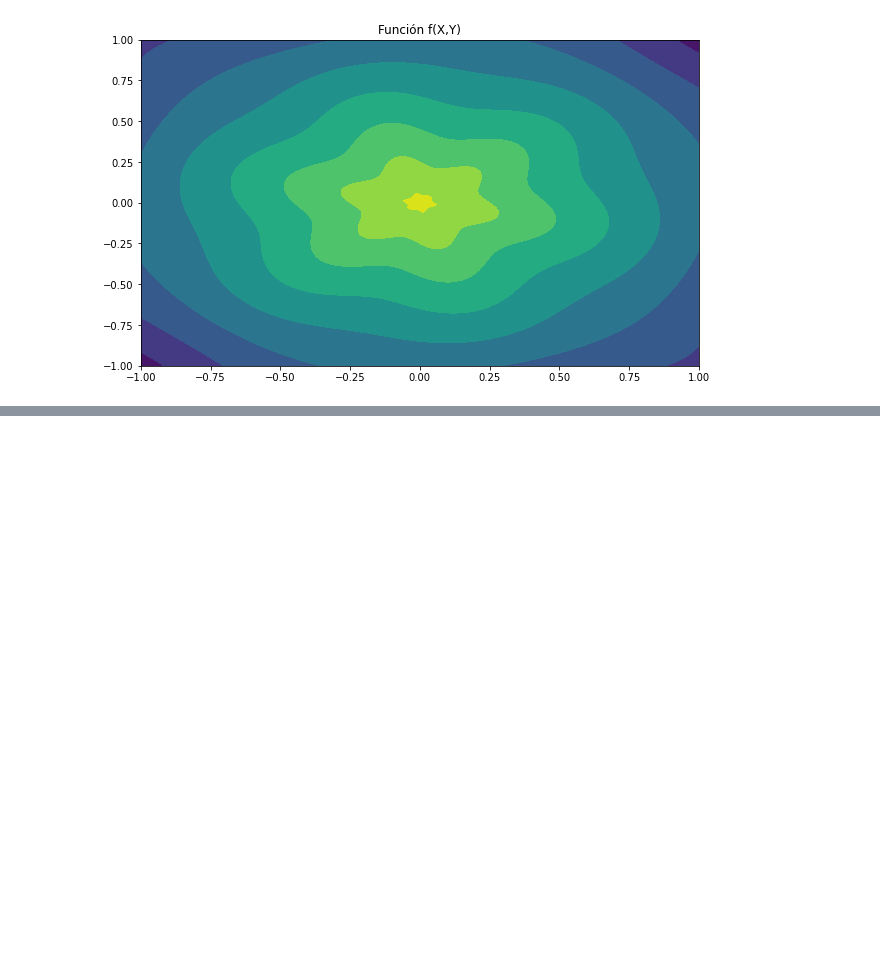
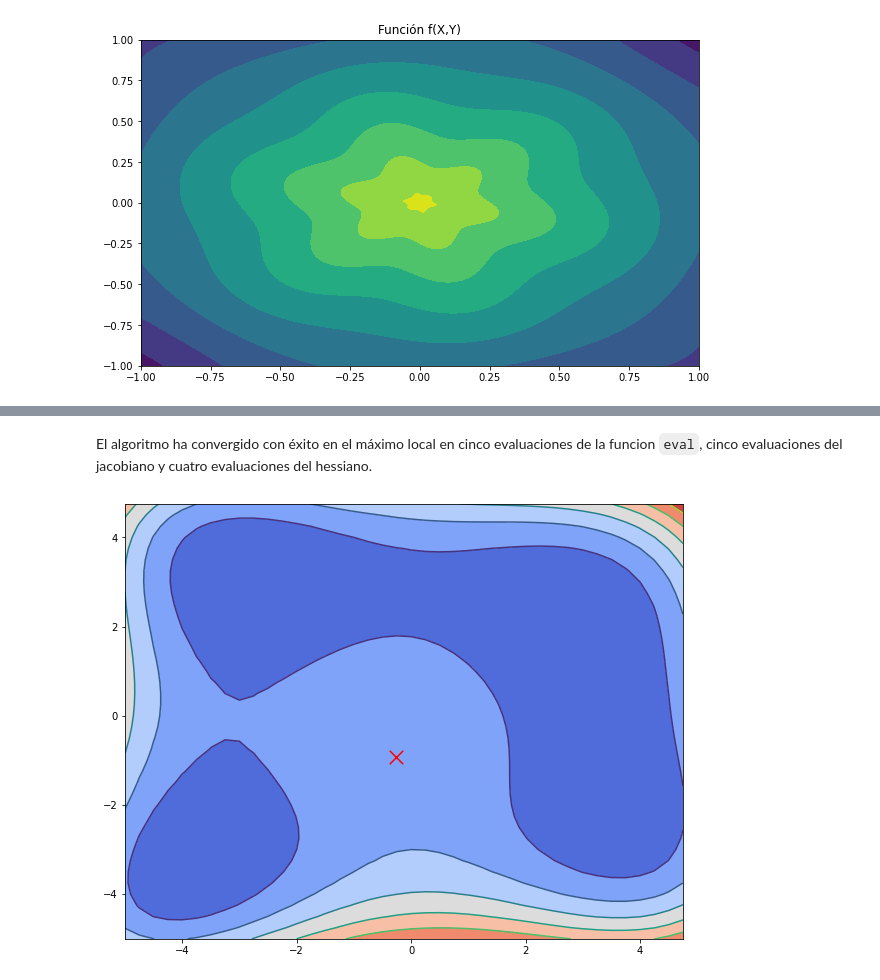
Before and after one commit to casfisica/Fisica_Computacional-1_2021-I, a Jupyter notebook: 5-Scipy2.ipynb, the cells around one changed output, grey strips where cells are left out. Cells and saved outputs as stored; diff of their text form; code cells hidden in the pictures; blank space fills up the shorter version.

```diff
--- a/5-Scipy2.ipynb
+++ b/5-Scipy2.ipynb
@@ -201,0 +414,21 @@ NameError: name 'casca' is not defined
+# %% [markdown]
+El algoritmo ha convergido con éxito en el máximo local en cinco evaluaciones de la funcion `eval`, cinco evaluaciones del jacobiano y cuatro evaluaciones del hessiano.
+# %%
+#Importo los módulos necesarios
+import matplotlib.pyplot as plt
+import numpy as np
+
+#Creo la figura y el axis
+fig1, ax1 = plt.subplots(figsize=(10,8))
+#Grafico el contorno
+ax1.contour(X, Y, Z)
+sup1 = ax1.contourf(X, Y, Z,cmap=cm.coolwarm)
+#Grafico el punto del máximo
+ax1.scatter(maximundic["x"][0], maximundic["x"][1], -maximundic["fun"], c="red",marker="x")
+# Pongo la barra de colores que indica los valores.
+fig.colorbar(sup1, shrink=1, aspect=20)
+
+
+plt.show()
+# %% [output]
+[figure, added]
```
Also changed, not shown: parts of 38 cells of this notebook.
